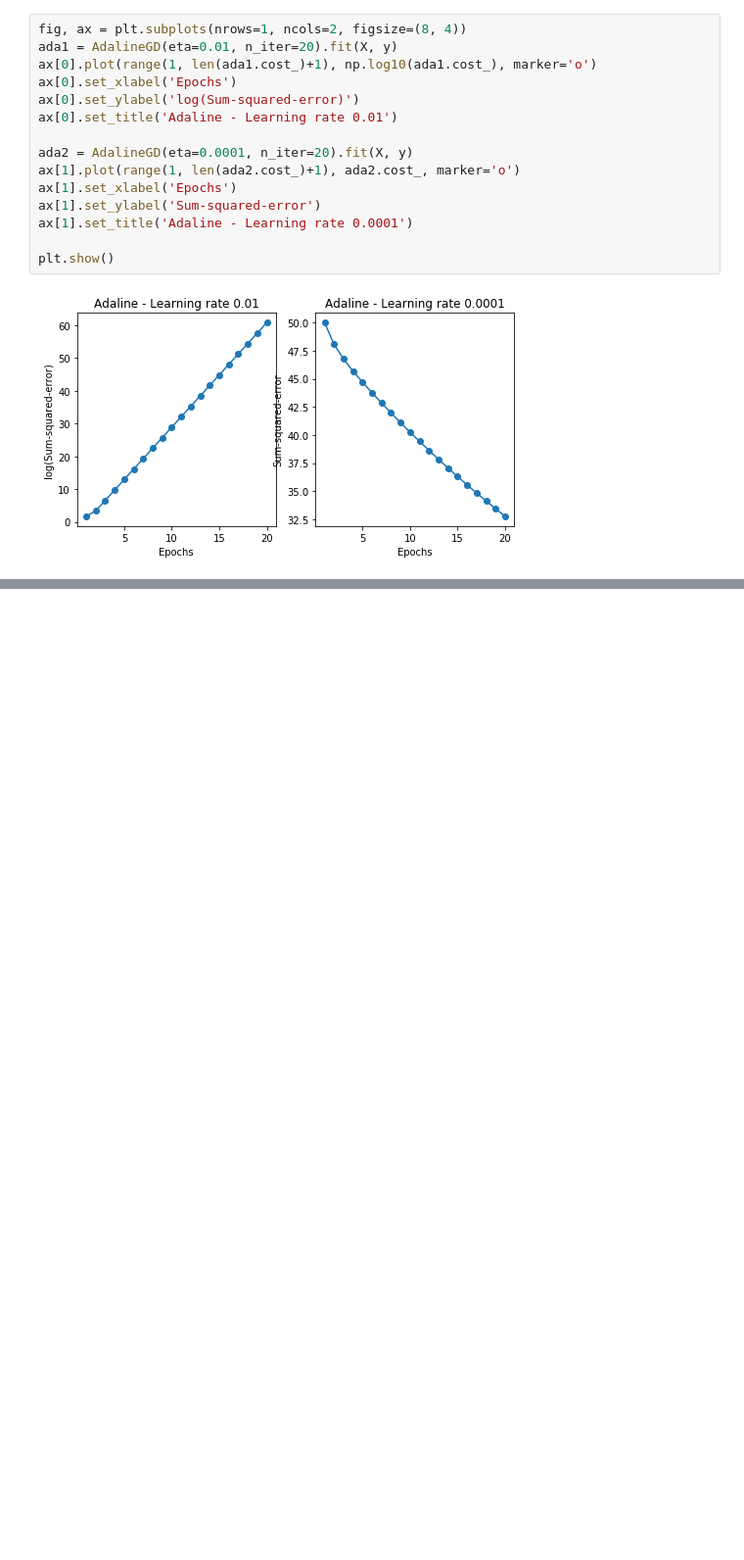
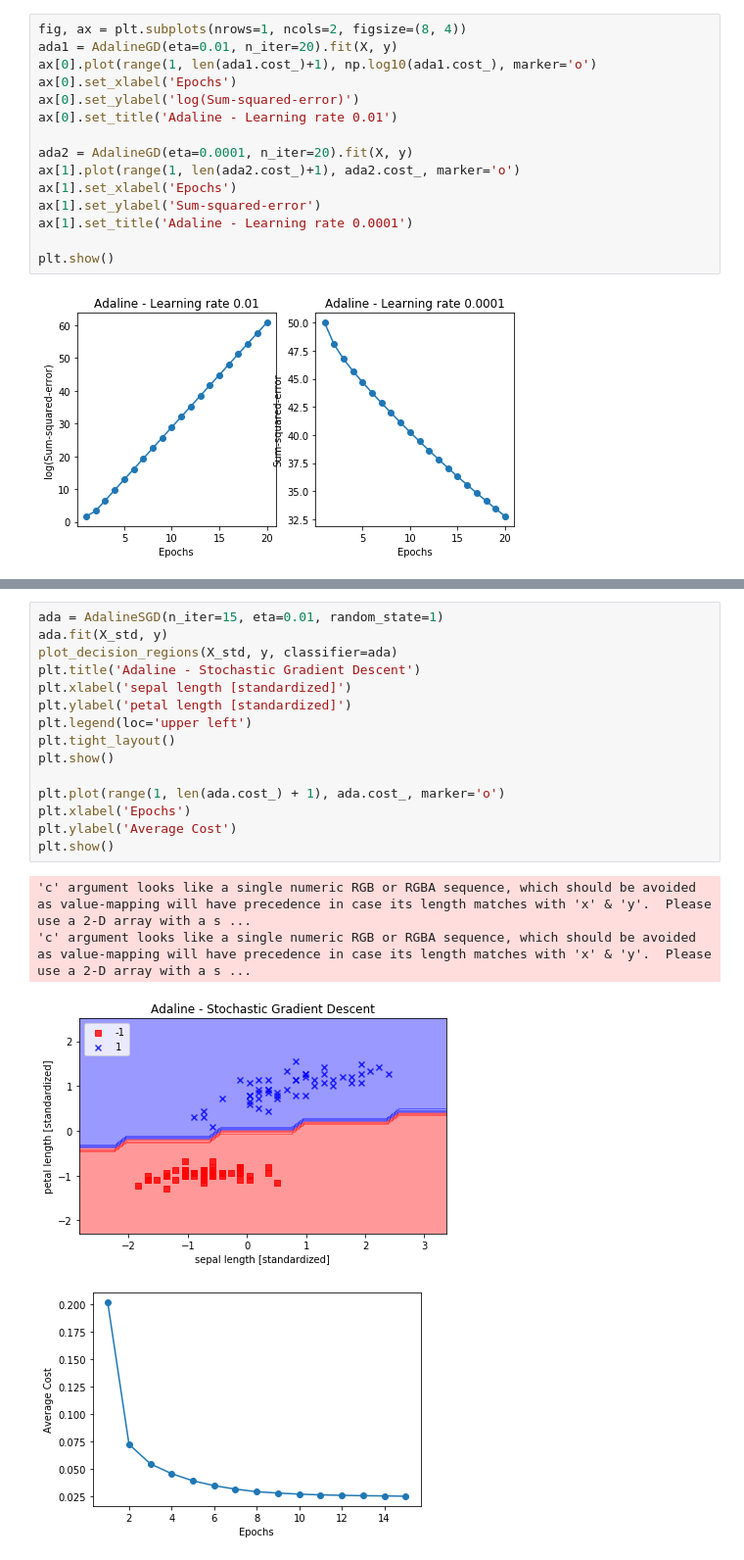
Before and after one commit to Lecern/MachineLearning, a Jupyter notebook: machineLearning.ipynb, the cells around one changed output, grey strips where cells are left out. Shown: that part at 98% size. Drawn from its saved outputs; the diff is of its cells as text; blank space fills up the shorter version.

Commit message:
complete the AdalineSGD

```diff
--- a/machineLearning.ipynb
+++ b/machineLearning.ipynb
@@ -103,3 +104,23 @@ plt.show()
 'c' argument looks like a single numeric RGB or RGBA sequence, which should be avoided as value-mapping will have precedence in case its length matches with 'x' & 'y'.  Please use a 2-D array with a s ...
 [figure]
 [figure]
+# %%
+ada = AdalineSGD(n_iter=15, eta=0.01, random_state=1)
+ada.fit(X_std, y)
+plot_decision_regions(X_std, y, classifier=ada)
+plt.title('Adaline - Stochastic Gradient Descent')
+plt.xlabel('sepal length [standardized]')
+plt.ylabel('petal length [standardized]')
+plt.legend(loc='upper left')
+plt.tight_layout()
+plt.show()
+
+plt.plot(range(1, len(ada.cost_) + 1), ada.cost_, marker='o')
+plt.xlabel('Epochs')
+plt.ylabel('Average Cost')
+plt.show()
+# %% [output]
+'c' argument looks like a single numeric RGB or RGBA sequence, which should be avoided as value-mapping will have precedence in case its length matches with 'x' & 'y'.  Please use a 2-D array with a s ...
+'c' argument looks like a single numeric RGB or RGBA sequence, which should be avoided as value-mapping will have precedence in case its length matches with 'x' & 'y'.  Please use a 2-D array with a s ...
+[figure, added]
+[figure, added]
```
Also changed, not shown: parts of 3 cells of this notebook, 2 other files.
